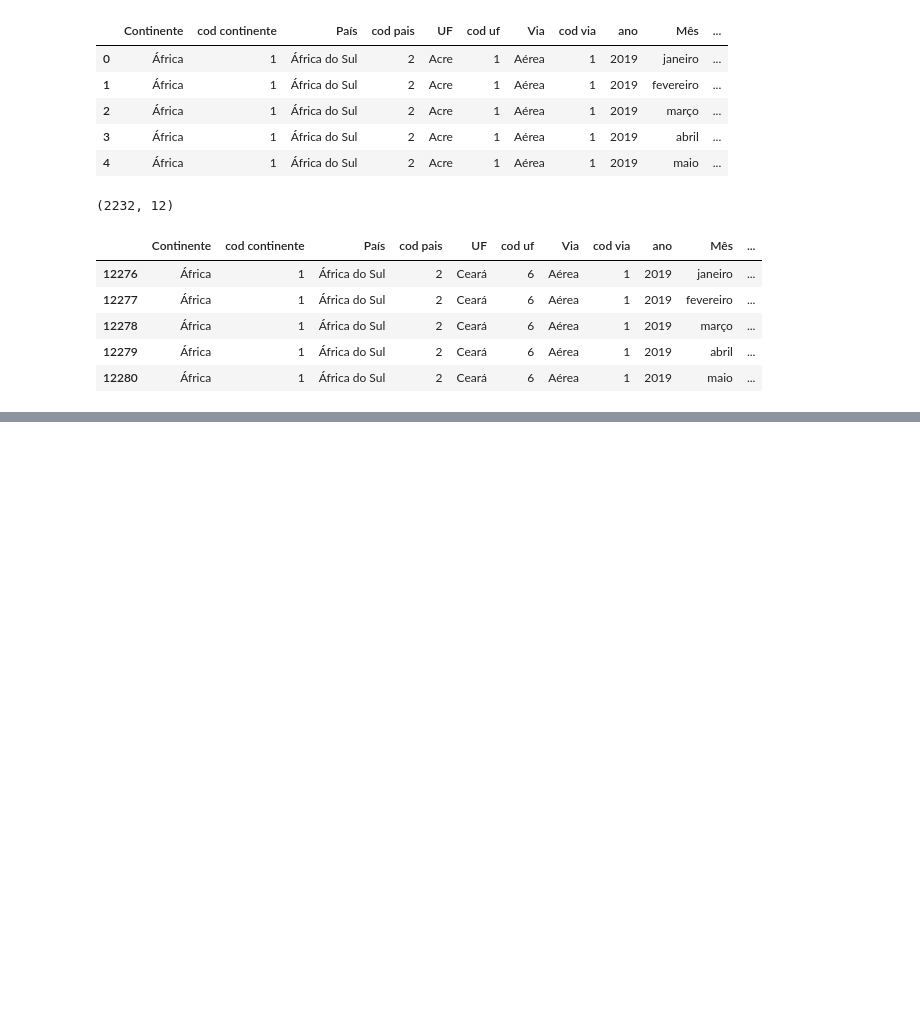
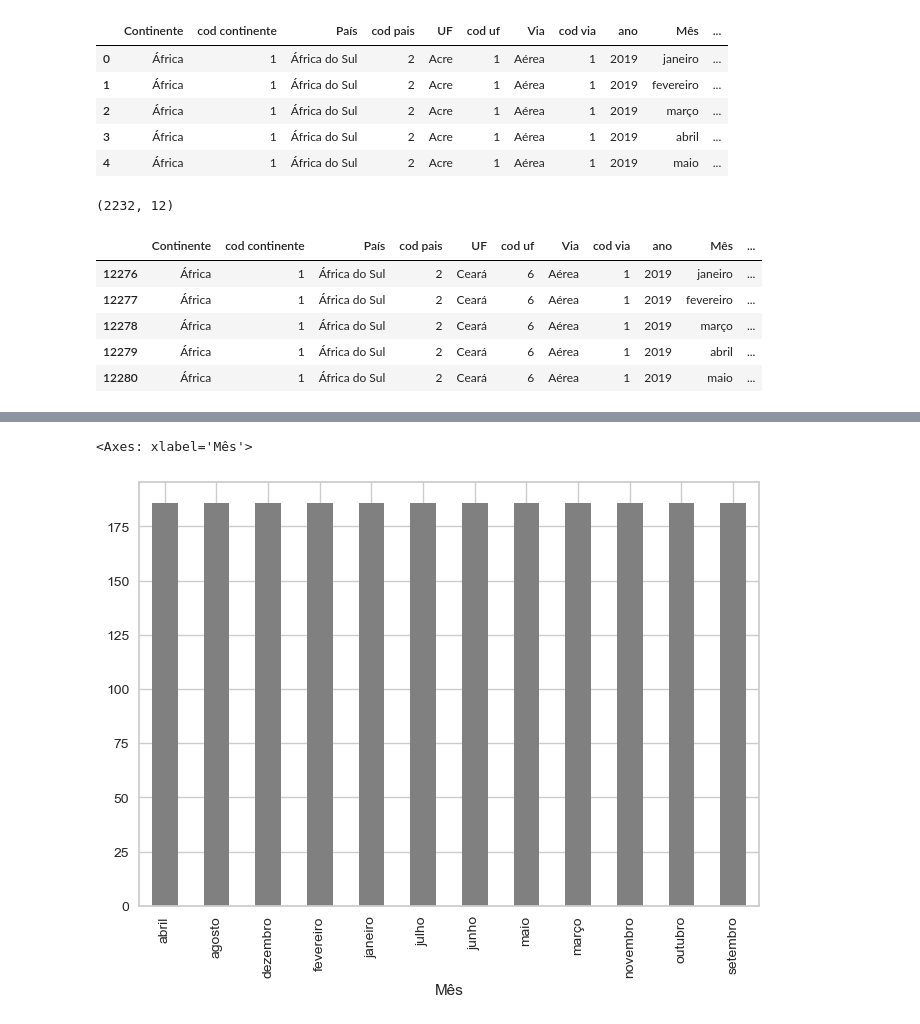
Before and after one commit to igorsouzaccruz/Estudo-de-Caso-sobre-Turismo-e-Aprendizado-de-M-quina, a Jupyter notebook: estudo_caso_turismo.ipynb, the cells around one changed output, grey strips where cells are left out. Cells and saved outputs as stored; diff of their text form; code cells hidden in the pictures; blank space fills up the shorter version.

```diff
--- a/estudo_caso_turismo.ipynb
+++ b/estudo_caso_turismo.ipynb
@@ -42,0 +133,3 @@ turistas_internacionais_no_ceara.head()
+# %%
+agrupado_por_mes = turistas_internacionais_no_ceara.groupby(['Mês']).size()
+agrupado_por_mes
@@ -42,0 +151,5 @@ turistas_internacionais_no_ceara.head()
+# %%
+agrupado_por_mes.plot.bar(color = 'gray')
+# %% [output]
+<Axes: xlabel='Mês'>
+[figure, added]
```
Also changed, not shown: parts of 14 cells of this notebook.
